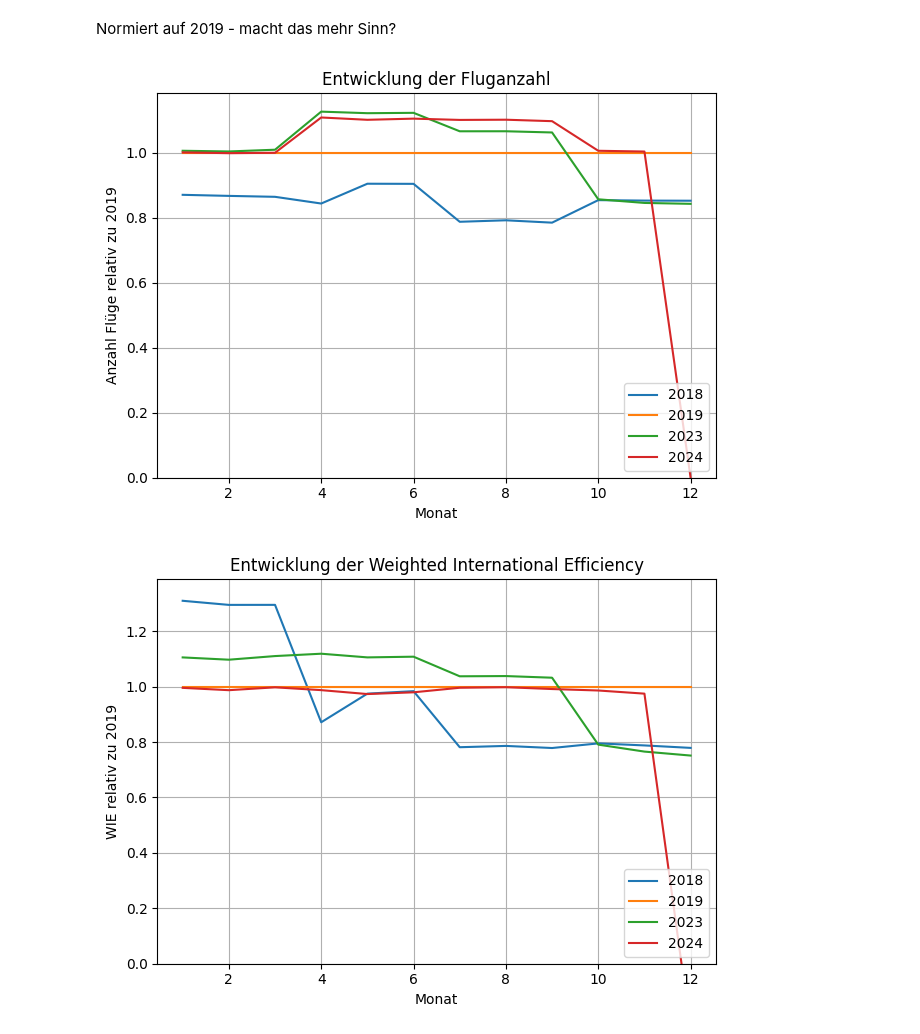
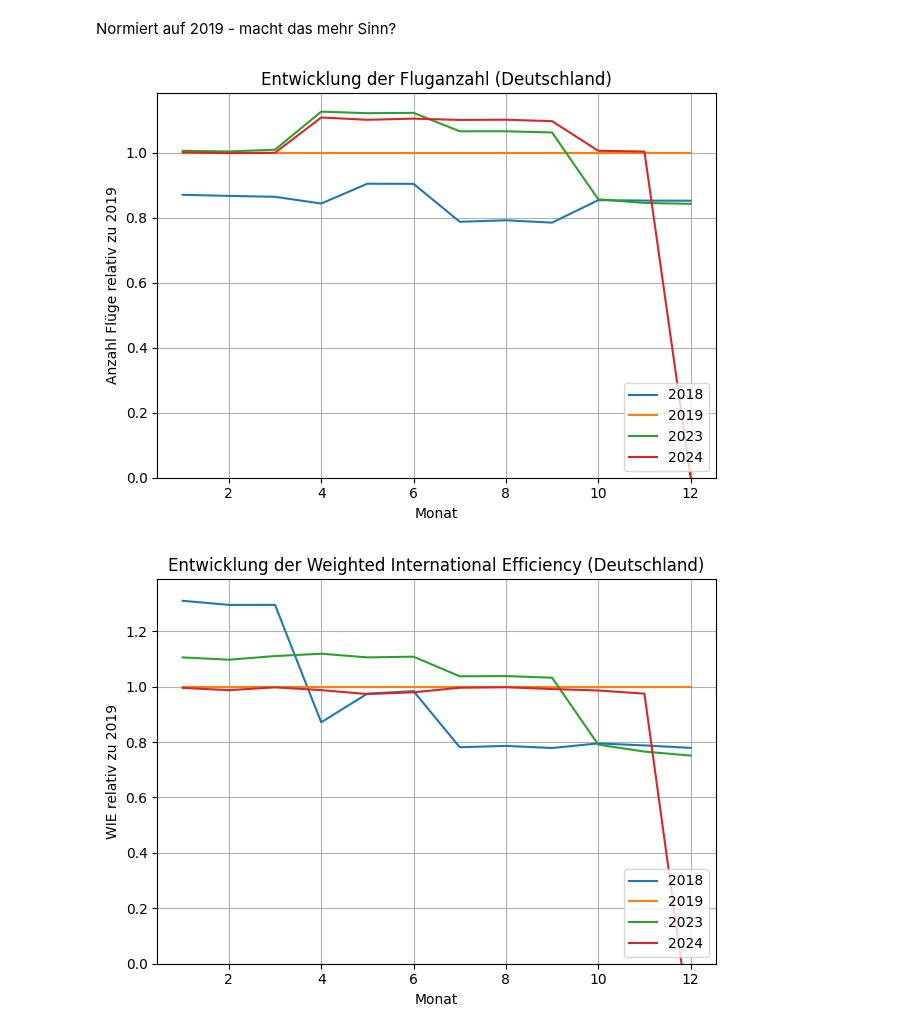
Before and after one commit to annkvth/kompleteNetze, a Jupyter notebook: 05_plot_csvs.ipynb, the cells around one changed output. Saved outputs shown, nothing was run; the diff lists cells and outputs as text; code cells hidden in the pictures.

```diff
--- a/05_plot_csvs.ipynb
+++ b/05_plot_csvs.ipynb
@@ -77,7 +75,8 @@ Load the csv files into dataframe
 pd.DataFrame.query = partialmethod(pd.DataFrame.query, engine="python")
 # %%
 # Read CSV files from List
-df = pd.concat(map(pd.read_csv, [csv_files[0], csv_files[1]]))
+#df = pd.concat(map(pd.read_csv, [csv_files[0], csv_files[1]]))
+df = pd.read_csv(csv_files[0])
 # have a look at the dataframe
 df.head()
 # %% [output]
@@ -122,0 +176,25 @@ plt.show()
+# %%
+# Group data by year
+for year in df['Year'].unique():
+    # Filter data for the current year
+    year_data = df[df['Year'] == year]
+
+    # Plot ieflight vs. month for the current year
+    plt.plot(year_data['Month'], year_data['neroute'], label=str(year))
+
+# Add labels and title
+plt.xlabel('Monat')
+plt.ylabel('Anzahl Routen')
+plt.title(f'Entwicklung der Anzahl der Flugrouten ({countryname.capitalize()})')
+plt.legend()
+plt.grid(True)
+plt.tight_layout()
+plt.ylim(bottom=0)
+
+filetitle="combi_neroute"
+resultfilename = f"/content/drive/My Drive/2024KomplexeNetze/Ergebnisse/{filetitle}_{countryname}.png"
+plt.savefig(resultfilename)
+resultfilename = f"/content/drive/My Drive/2024KomplexeNetze/Ergebnisse/{filetitle}_{countryname}.svg"
+plt.savefig(resultfilename)
+
+plt.show()
@@ -153,7 +233,7 @@ for year in df['Year'].unique():
 # Add labels and title
 ax.set_xlabel('Monat')
 ax.set_ylabel('Anzahl Flüge relativ zu 2019')
-ax.set_title('Entwicklung der Fluganzahl')
+ax.set_title(f'Entwicklung der Fluganzahl ({countryname.capitalize()})')
 ax.grid(True)
 ax.set_ylim(bottom=0)
 
@@ -170,14 +250,14 @@ plt.tight_layout()
 
 filetitle="combi_ieflight_sorted_legend"
 timestamp = datetime.now().strftime("%Y%m%d%H%M%S")
-resultfilename = f"/content/drive/My Drive/2024KomplexeNetze/Ergebnisse/{filetitle}_{countryname}_{timestamp}.png"
+resultfilename = f"/content/drive/My Drive/2024KomplexeNetze/Ergebnisse/{filetitle}_{countryname}.png"
 plt.savefig(resultfilename)
-resultfilename = f"/content/drive/My Drive/2024KomplexeNetze/Ergebnisse/{filetitle}_{countryname}_{timestamp}.svg"
+resultfilename = f"/content/drive/My Drive/2024KomplexeNetze/Ergebnisse/{filetitle}_{countryname}.svg"
 plt.savefig(resultfilename)
 
 plt.show()
 # %% [output]
-[figure, old version]
+[figure, new version]
 # %%
 # Group data by year
 fig, ax = plt.subplots()  # Create a figure and an axes object
@@ -199,38 +279,38 @@ for year in df['Year'].unique():
       except IndexError: #handle months that do not exist in 2019 data
           normalized_WIE.append(0)
 
 
     # Plot normalized WIE vs. month for the current year
     ax.plot(year_data['Month'], normalized_WIE, label=str(year))
 
 # Add labels and title
 ax.set_xlabel('Monat')
 ax.set_ylabel('WIE relativ zu 2019')
-ax.set_title('Entwicklung der Weighted International Efficiency')
+ax.set_title(f'Entwicklung der Weighted International Efficiency ({countryname.capitalize()})')
 ax.grid(True)
 ax.set_ylim(bottom=0)
 
 # Sort legend labels
 handles, labels = ax.get_legend_handles_labels()
 sorted_handles_labels = sorted(zip(handles, labels), key=lambda x: int(x[1])) # Sort based on year
 handles, labels = zip(*sorted_handles_labels)
 
 # Place legend in the bottom right corner
 ax.legend(handles, labels, loc='lower right')
 
 
 plt.tight_layout()
 
 filetitle="combi_WIE_sorted_legend"
-timestamp = datetime.now().strftime("%Y%m%d%H%M%S")
-resultfilename = f"/content/drive/My Drive/2024KomplexeNetze/Ergebnisse/{filetitle}_{countryname}_{timestamp}.png"
+#timestamp = datetime.now().strftime("%Y%m%d%H%M%S")
+resultfilename = f"/content/drive/My Drive/2024KomplexeNetze/Ergebnisse/{filetitle}_{countryname}.png"
 plt.savefig(resultfilename)
-resultfilename = f"/content/drive/My Drive/2024KomplexeNetze/Ergebnisse/{filetitle}_{countryname}_{timestamp}.svg"
+resultfilename = f"/content/drive/My Drive/2024KomplexeNetze/Ergebnisse/{filetitle}_{countryname}.svg"
 plt.savefig(resultfilename)
 
 plt.show()
 # %% [output]
-[figure, old version]
+[figure, new version]
 # %%
 # Group data by year
 fig, ax = plt.subplots()  # Create a figure and an axes object
```
Also changed, not shown: parts of 25 cells of this notebook.
